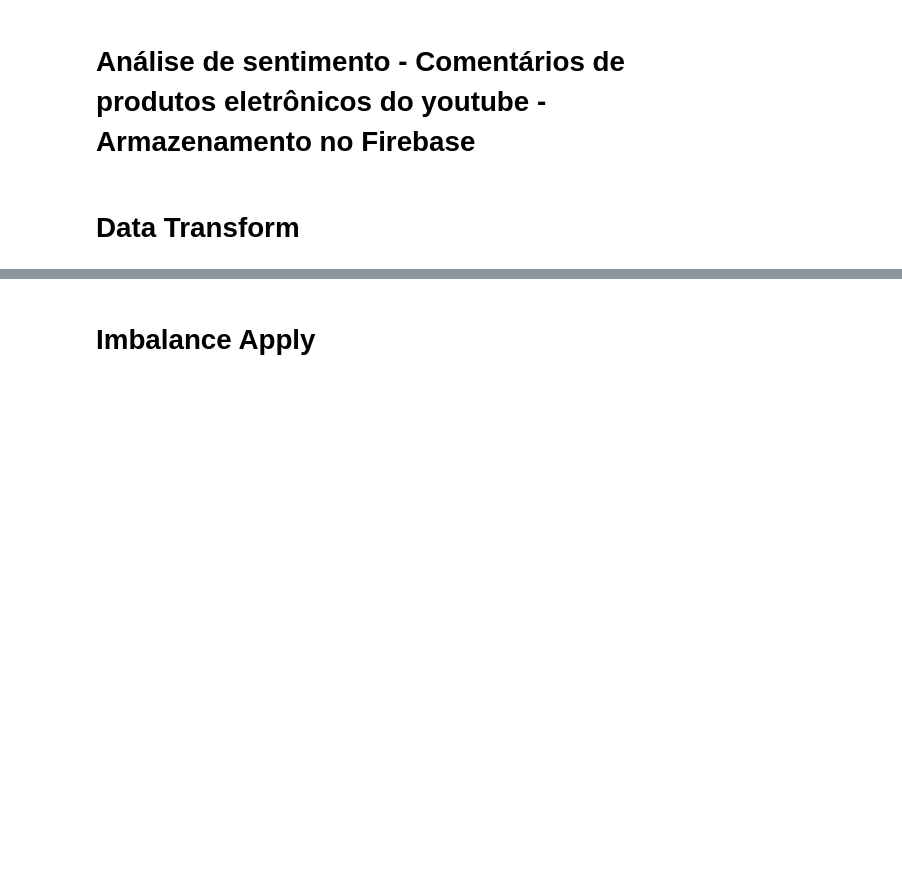
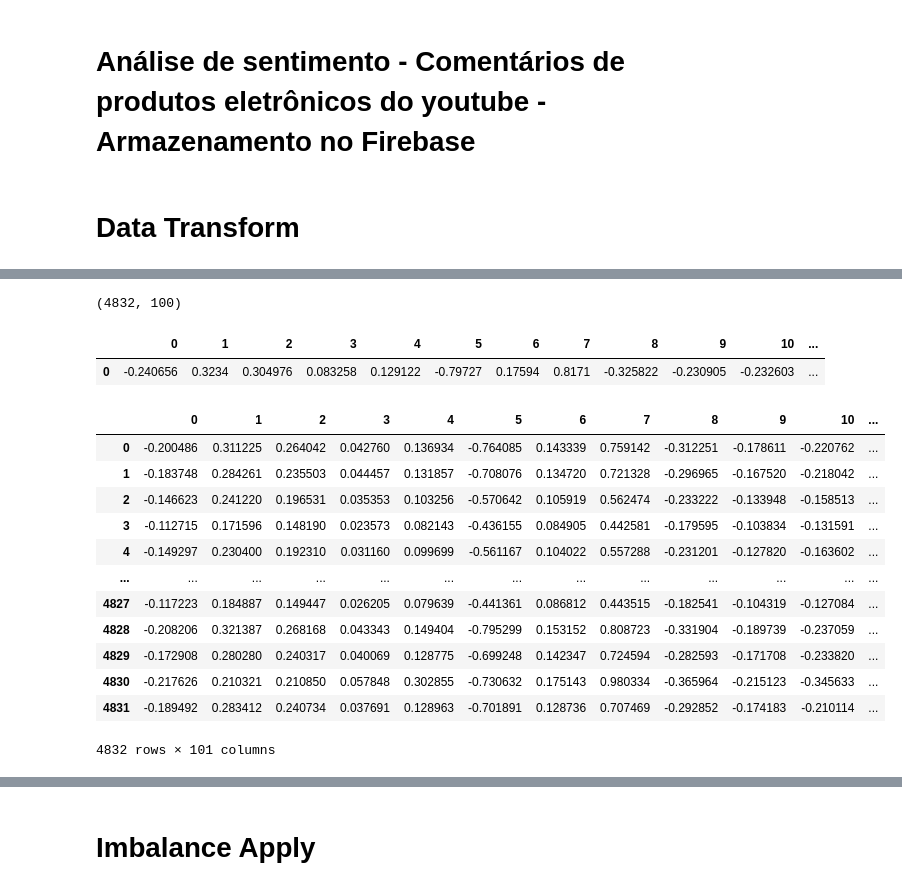
Before and after one commit to ErycM/electronics-sentiment-analysis-on-youtube-comments, a Jupyter notebook: 7.youtube-comments-types-analysis-Model.ipynb, the cells around one changed output, grey strips where cells are left out. Saved outputs shown, nothing was run; the diff lists cells and outputs as text; code cells hidden in the pictures; blank space fills up the shorter version.

```diff
--- a/7.youtube-comments-types-analysis-Model.ipynb
+++ b/7.youtube-comments-types-analysis-Model.ipynb
@@ -85,0 +169,18 @@ df['transformed_comment'] = stemmer_docs
+# %%
+for i in range(len(all_commnets_list)):
+    all_commnets_list[i] = re.sub(r"\s+", " ", all_commnets_list[i])
+# %%
+tokenized_words = []
+
+#unigram
+for i in range(len(all_commnets_list)):
+    #tokenize the text to list of sentences
+    tokenized_sentence = nltk.sent_tokenize(all_commnets_list[i])
+    #tokenize the list of sentences to list of words
+    tokenized = [nltk.word_tokenize(sentence) for sentence in tokenized_sentence]
+    #remove the stop words from the text
+    for y, _ in enumerate(tokenized):
+        tokenized_words.append([word for word in tokenized[y]])
+
+
+all_commnets_list = tokenized_words
@@ -85,0 +189,45 @@ df['transformed_comment'] = stemmer_docs
+# %%
+model.wv.save('eletronics_model.bin')
+# import fasttext.util
+embeddings = KeyedVectors.load('eletronics_model.bin')
+# embeddings = KeyedVectors.load('cc.pt.300.bin')
+# embeddings = fasttext.load_model("cc.pt.300.bin")
+# all_commnets_list = np.array(all_commnets_list)
+# %%
+docs_vectors = pd.DataFrame()
+for phrase in all_commnets_list:
+  temp = pd.DataFrame()
+
+  for word in phrase:
+    try:
+      word_vec = embeddings[word]
+      temp = temp.append(pd.Series(word_vec), ignore_index = True)
+    except:
+      pass
+  doc_vector = temp.mean()
+  docs_vectors = docs_vectors.append(doc_vector, ignore_index = True)
+
+docs_vectors.shape
+# %% [output]
+(4832, 100)
+# %%
+temp.head(1)
+# %% [output]
+|  | 0 | 1 | 2 | 3 | 4 | 5 | 6 | 7 | 8 | 9 | 10 | ... |
+| 0 | -0.240656 | 0.3234 | 0.304976 | 0.083258 | 0.129122 | -0.79727 | 0.17594 | 0.8171 | -0.325822 | -0.230905 | -0.232603 | ... |
+# %%
+docs_vectors
+# %% [output]
+|  | 0 | 1 | 2 | 3 | 4 | 5 | 6 | 7 | 8 | 9 | 10 | ... |
+| 0 | -0.200486 | 0.311225 | 0.264042 | 0.042760 | 0.136934 | -0.764085 | 0.143339 | 0.759142 | -0.312251 | -0.178611 | -0.220762 | ... |
+| 1 | -0.183748 | 0.284261 | 0.235503 | 0.044457 | 0.131857 | -0.708076 | 0.134720 | 0.721328 | -0.296965 | -0.167520 | -0.218042 | ... |
+| 2 | -0.146623 | 0.241220 | 0.196531 | 0.035353 | 0.103256 | -0.570642 | 0.105919 | 0.562474 | -0.233222 | -0.133948 | -0.158513 | ... |
+| 3 | -0.112715 | 0.171596 | 0.148190 | 0.023573 | 0.082143 | -0.436155 | 0.084905 | 0.442581 | -0.179595 | -0.103834 | -0.131591 | ... |
+| 4 | -0.149297 | 0.230400 | 0.192310 | 0.031160 | 0.099699 | -0.561167 | 0.104022 | 0.557288 | -0.231201 | -0.127820 | -0.163602 | ... |
+| ... | ... | ... | ... | ... | ... | ... | ... | ... | ... | ... | ... | ... |
+| 4827 | -0.117223 | 0.184887 | 0.149447 | 0.026205 | 0.079639 | -0.441361 | 0.086812 | 0.443515 | -0.182541 | -0.104319 | -0.127084 | ... |
+| 4828 | -0.208206 | 0.321387 | 0.268168 | 0.043343 | 0.149404 | -0.795299 | 0.153152 | 0.808723 | -0.331904 | -0.189739 | -0.237059 | ... |
+| 4829 | -0.172908 | 0.280280 | 0.240317 | 0.040069 | 0.128775 | -0.699248 | 0.142347 | 0.724594 | -0.282593 | -0.171708 | -0.233820 | ... |
+| 4830 | -0.217626 | 0.210321 | 0.210850 | 0.057848 | 0.302855 | -0.730632 | 0.175143 | 0.980334 | -0.365964 | -0.215123 | -0.345633 | ... |
+| 4831 | -0.189492 | 0.283412 | 0.240734 | 0.037691 | 0.128963 | -0.701891 | 0.128736 | 0.707469 | -0.292852 | -0.174183 | -0.210114 | ... |
+4832 rows × 101 columns
```
Also changed, not shown: parts of 47 cells of this notebook, 20 other files.
